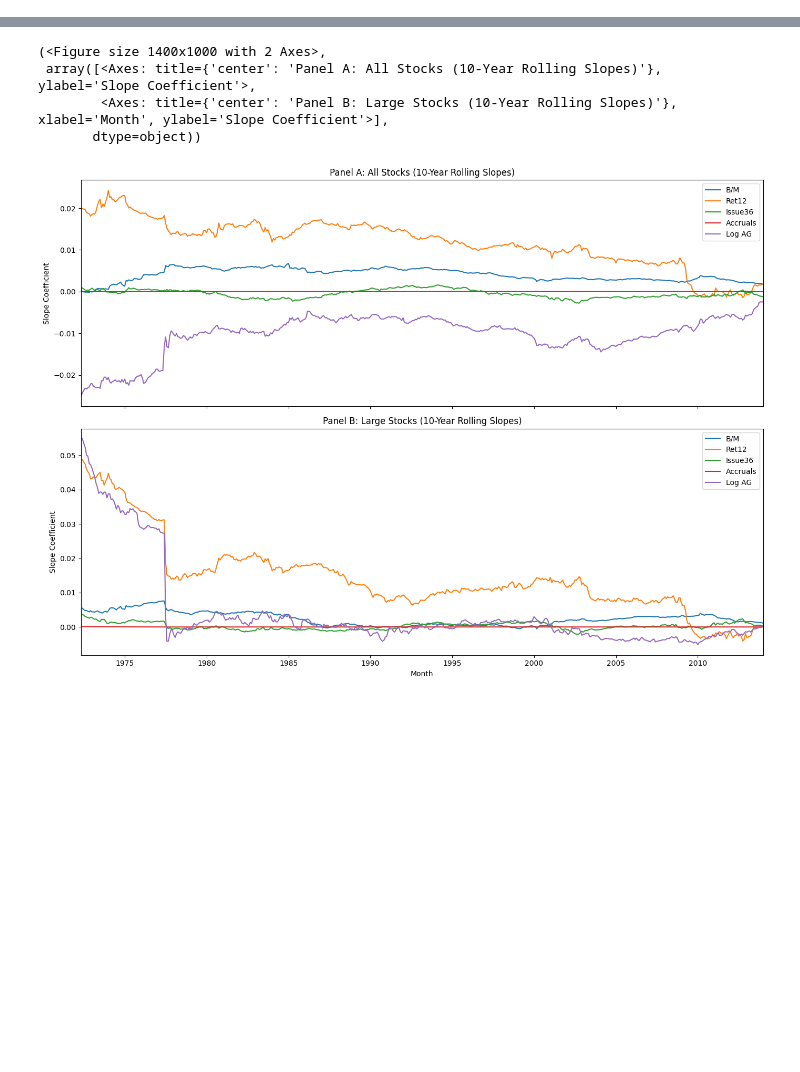
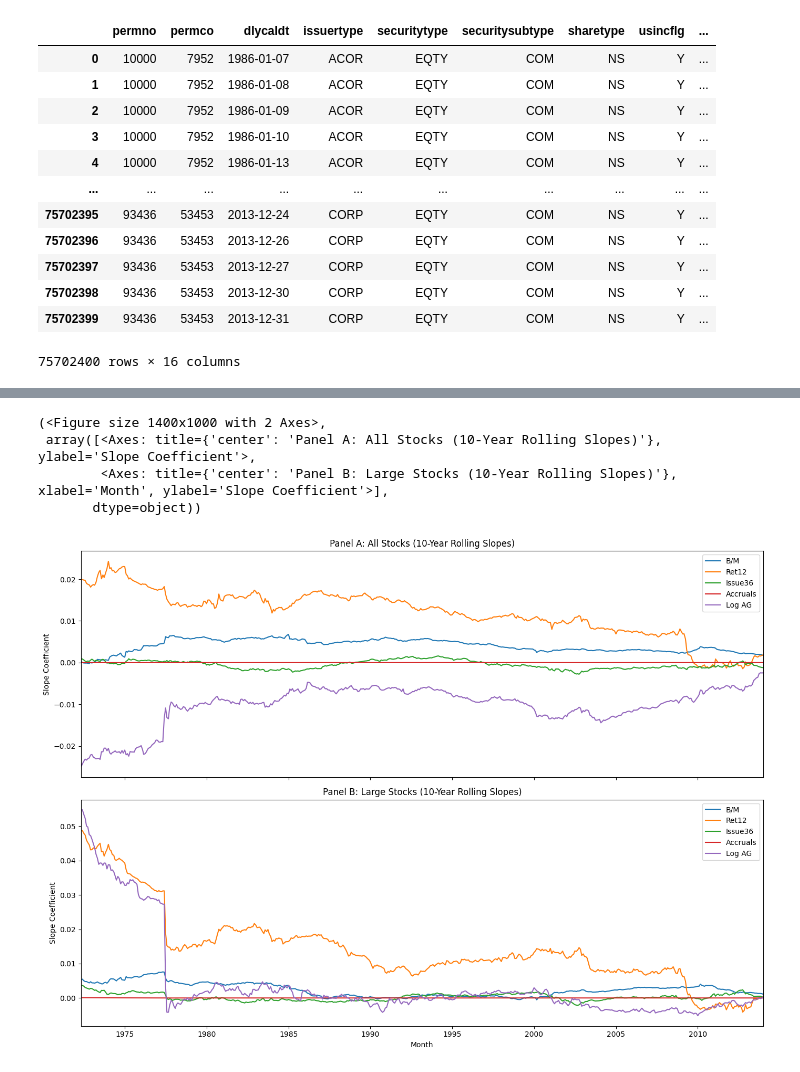
Before and after one commit to BaileyMeche/FM-ReturnPrediction, a Jupyter notebook: src/get_data.ipynb, the cells around one changed output, grey strips where cells are left out. Drawn from its saved outputs; the diff is of its cells as text; code cells hidden in the pictures; blank space fills up the shorter version.

Commit message:
Fixed table_1 formatting and included preliminary test

```diff
--- a/src/get_data.ipynb
+++ b/src/get_data.ipynb
@@ -288,5 +148,21 @@ def build_table_1(subsets_crsp_comp: dict,
 # %%
 table_1 = build_table_1(subsets_comp_crsp, variables_dict)
+# %%
+crsp_d
+# %% [output]
+|  | permno | permco | dlycaldt | issuertype | securitytype | securitysubtype | sharetype | usincflg | ... |
+| 0 | 10000 | 7952 | 1986-01-07 | ACOR | EQTY | COM | NS | Y | ... |
+| 1 | 10000 | 7952 | 1986-01-08 | ACOR | EQTY | COM | NS | Y | ... |
+| 2 | 10000 | 7952 | 1986-01-09 | ACOR | EQTY | COM | NS | Y | ... |
+| 3 | 10000 | 7952 | 1986-01-10 | ACOR | EQTY | COM | NS | Y | ... |
+| 4 | 10000 | 7952 | 1986-01-13 | ACOR | EQTY | COM | NS | Y | ... |
+| ... | ... | ... | ... | ... | ... | ... | ... | ... | ... |
+| 75702395 | 93436 | 53453 | 2013-12-24 | CORP | EQTY | COM | NS | Y | ... |
+| 75702396 | 93436 | 53453 | 2013-12-26 | CORP | EQTY | COM | NS | Y | ... |
+| 75702397 | 93436 | 53453 | 2013-12-27 | CORP | EQTY | COM | NS | Y | ... |
+| 75702398 | 93436 | 53453 | 2013-12-30 | CORP | EQTY | COM | NS | Y | ... |
+| 75702399 | 93436 | 53453 | 2013-12-31 | CORP | EQTY | COM | NS | Y | ... |
+75702400 rows × 16 columns
 # %%
 table_1
 # %% [output]
```
Also changed, not shown: parts of 8 cells of this notebook, 2 other files.
